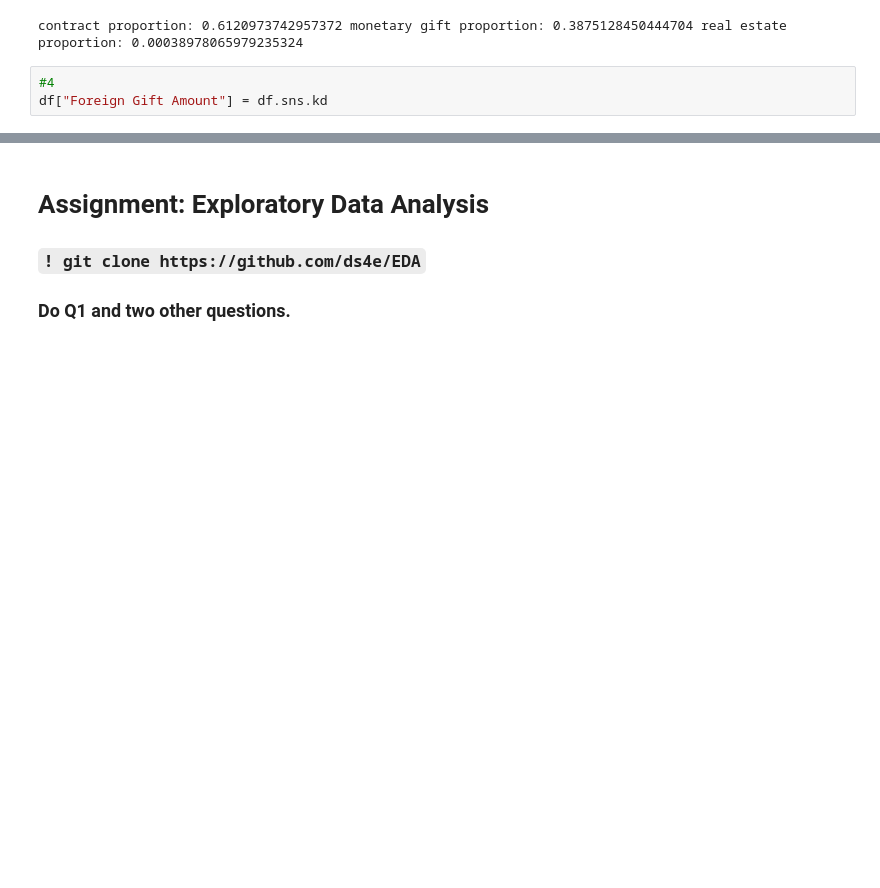
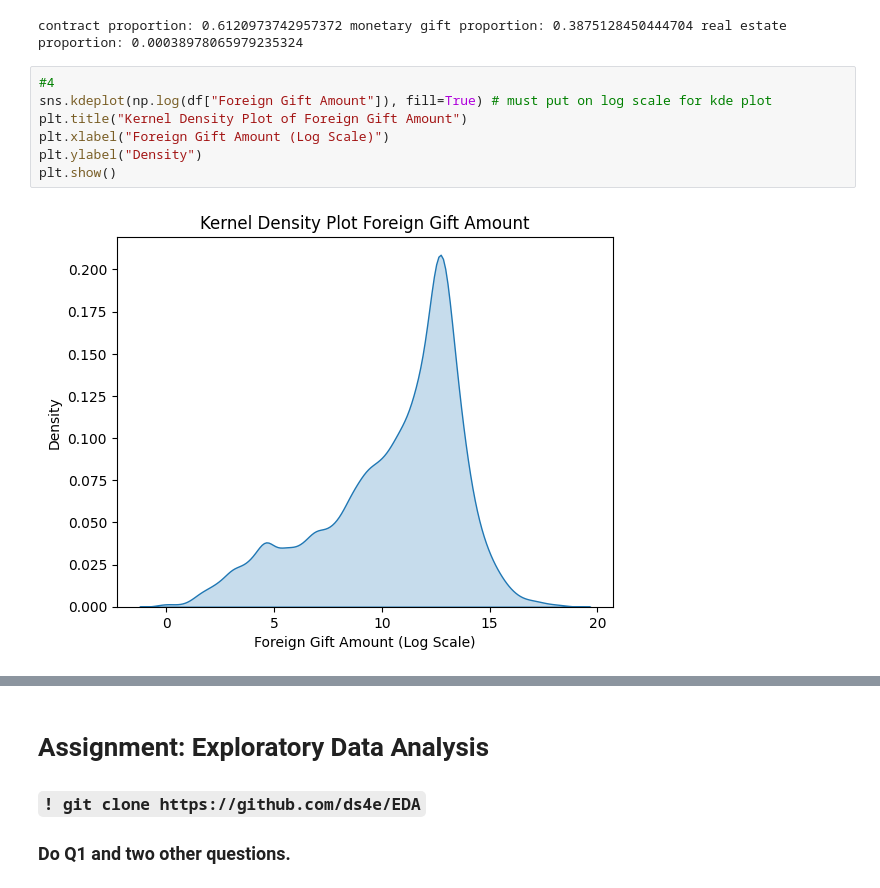
Before and after one commit to ameliavasiliu/EDA, a Jupyter notebook: assignment/assignment.ipynb, the cells around one changed output, grey strips where cells are left out. Cells and saved outputs as stored; diff of their text form; blank space fills up the shorter version.

```diff
--- a/assignment/assignment.ipynb
+++ b/assignment/assignment.ipynb
@@ -63,6 +67,12 @@ real_estate = vc["Real Estate"] / total
 print("contract proportion:", contract, "monetary gift proportion:", monetary, "real estate proportion:", real_estate)
 # %% [output]
 contract proportion: 0.6120973742957372 monetary gift proportion: 0.3875128450444704 real estate proportion: 0.00038978065979235324
-# %%
-#4
-df["Foreign Gift Amount"] = df.sns.kd
+# %%
+#4
+sns.kdeplot(np.log(df["Foreign Gift Amount"]), fill=True) # must put on log scale for kde plot
+plt.title("Kernel Density Plot of Foreign Gift Amount")
+plt.xlabel("Foreign Gift Amount (Log Scale)")
+plt.ylabel("Density")
+plt.show()
+# %% [output]
+[figure, added]
```
Also changed, not shown: parts of 12 cells of this notebook.
